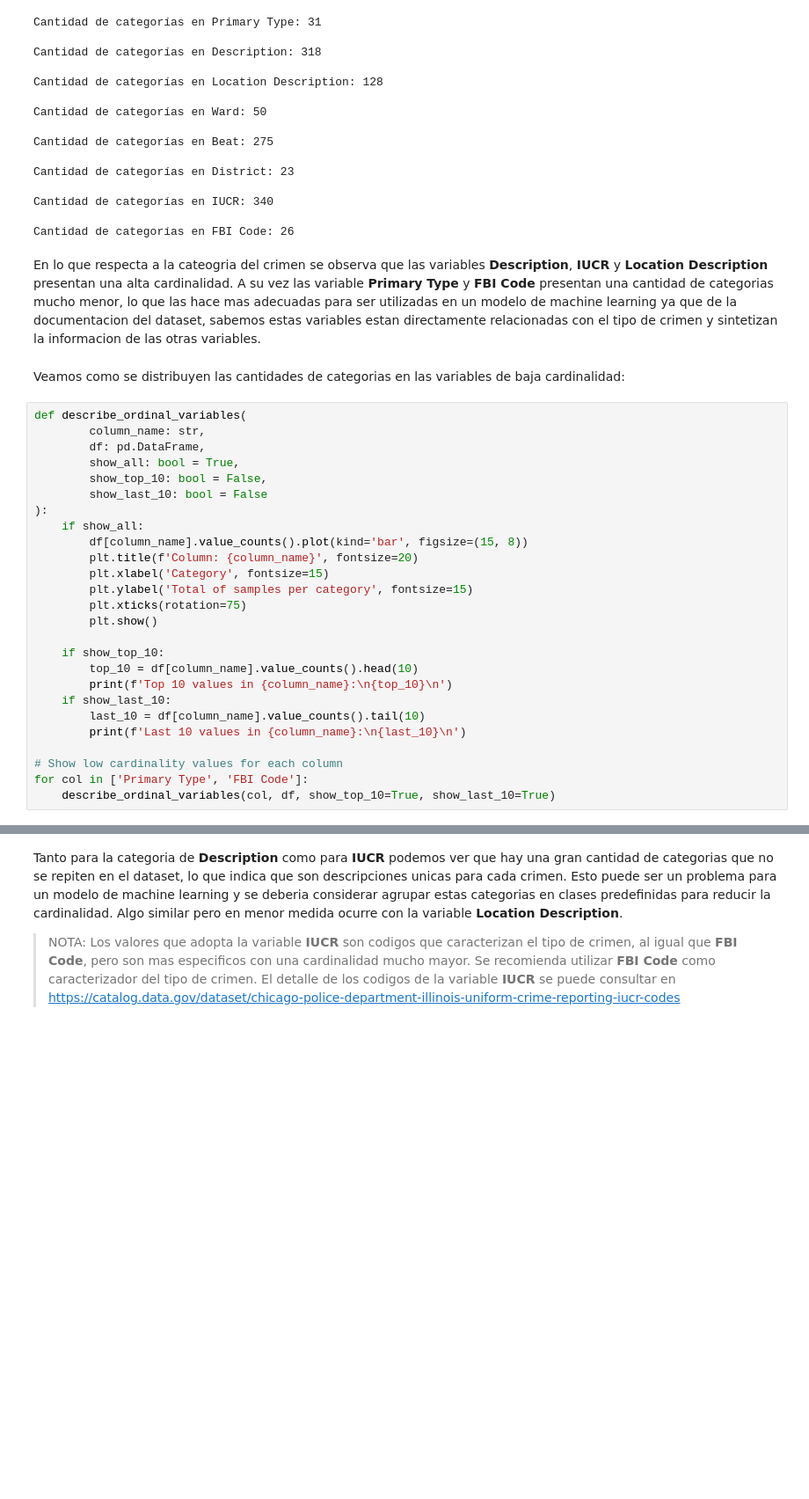
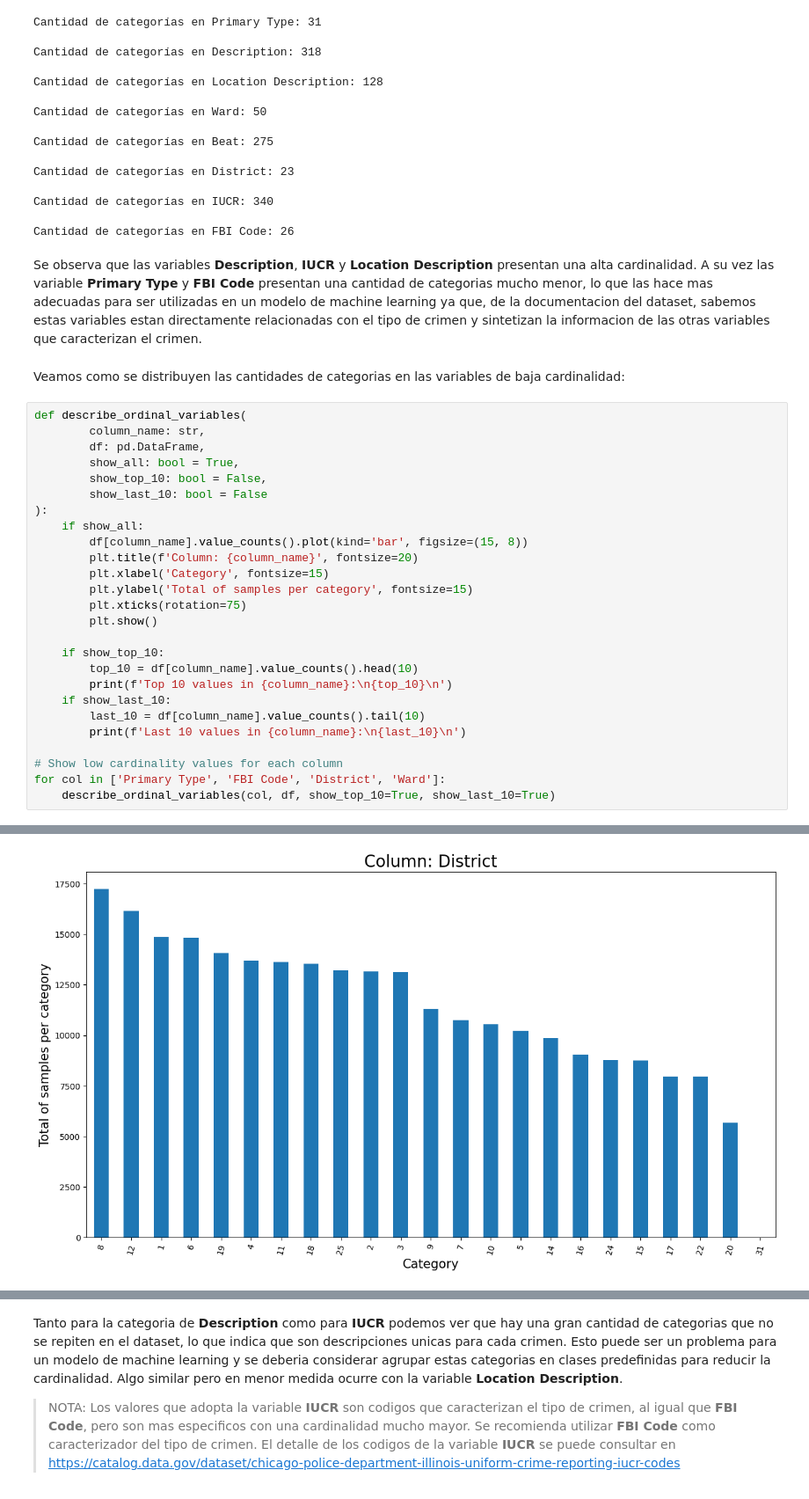
Before and after one commit to maximdorogov/fiuba-analisis-de-datos, a Jupyter notebook: tp1.ipynb, the cells around one changed output, grey strips where cells are left out. Shown at 88% size. Cells and saved outputs as stored; diff of their text form; blank space fills up the shorter version.

Commit message:
version final y dataset

```diff
--- a/tp1.ipynb
+++ b/tp1.ipynb
@@ -275,7 +373,7 @@ Cantidad de categorías en IUCR: 340
 
 Cantidad de categorías en FBI Code: 26
 # %% [markdown]
-En lo que respecta a la cateogria del crimen se observa que las variables __Description__, __IUCR__ y __Location Description__ presentan una alta cardinalidad. A su vez las variable __Primary Type__ y __FBI Code__ presentan una cantidad de categorias mucho menor, lo que las hace mas adecuadas para ser utilizadas en un modelo de machine learning ya que de la documentacion del dataset, sabemos estas variables estan directamente relacionadas con el tipo de crimen y sintetizan la informacion de las otras variables.
+Se observa que las variables __Description__, __IUCR__ y __Location Description__ presentan una alta cardinalidad. A su vez las variable __Primary Type__ y __FBI Code__ presentan una cantidad de categorias mucho menor, lo que las hace mas adecuadas para ser utilizadas en un modelo de machine learning ya que, de la documentacion del dataset, sabemos estas variables estan directamente relacionadas con el tipo de crimen y sintetizan la informacion de las otras variables que caracterizan el crimen.
 # %% [markdown]
 Veamos como se distribuyen las cantidades de categorias en las variables de baja cardinalidad:
 # %%
@@ -302,7 +400,7 @@ def describe_ordinal_variables(
         print(f'Last 10 values in {column_name}:\n{last_10}\n')
 
 # Show low cardinality values for each column
-for col in ['Primary Type', 'FBI Code']:
+for col in ['Primary Type', 'FBI Code', 'District', 'Ward']:
     describe_ordinal_variables(col, df, show_top_10=True, show_last_10=True)
 # %% [output]
 [figure]
@@ -314,30 +412,31 @@ CRIMINAL DAMAGE        28549
 ASSAULT                23462
 MOTOR VEHICLE THEFT    21701
 OTHER OFFENSE          17068
 DECEPTIVE PRACTICE     15909
 ROBBERY                 9121
 BURGLARY                8423
 WEAPONS VIOLATION       7840
 ... (11 lines left out)
 PUBLIC INDECENCY                      10
 OTHER NARCOTIC VIOLATION               5
 NON-CRIMINAL                           3
 Name: count, dtype: int64
 [figure]
 Top 10 values in FBI Code:
 FBI Code
 06     61237
 08B    38342
 14     28549
 07     21701
 08A    19579
 26     18905
 11     14300
 03      9121
 04B     8183
 15      8039
 ... (11 lines left out)
 12       35
 19       22
 01B       2
 Name: count, dtype: int64
+[figure, added]
```
Also changed, not shown: parts of 27 cells of this notebook, 1 other file.
